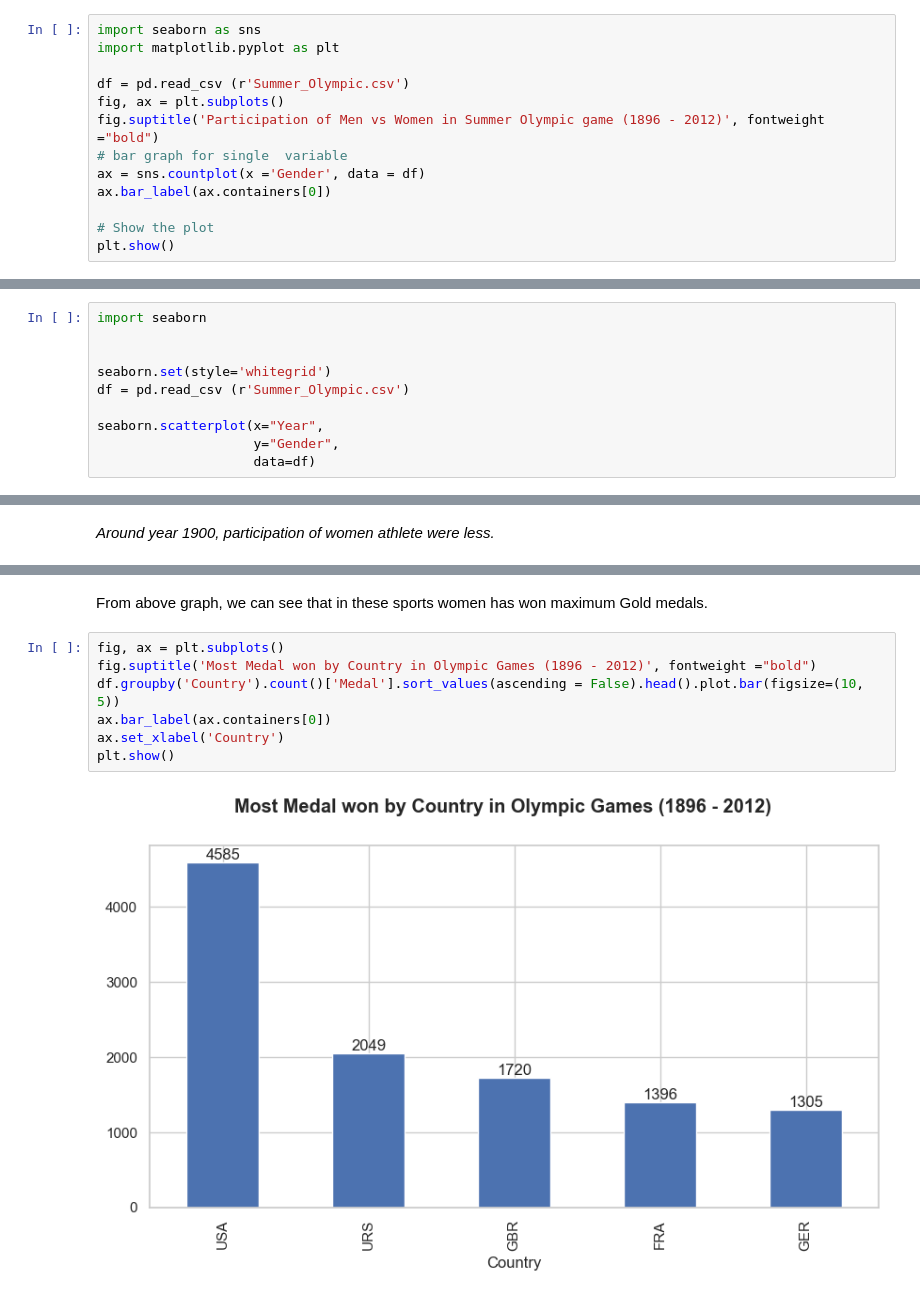
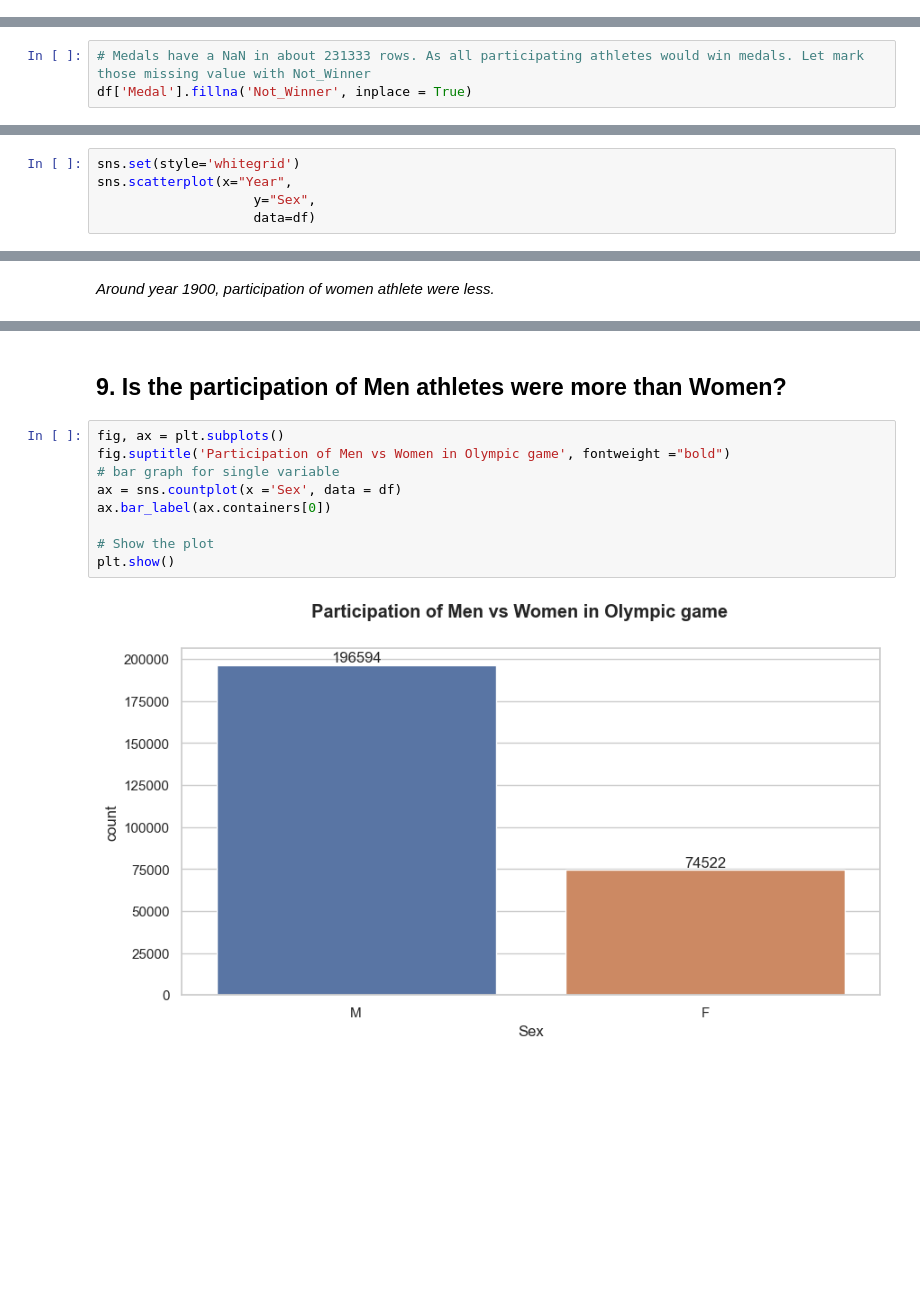
Before and after one commit to saurav29singh/Udacity_Project, a Jupyter notebook: Olympic_Dataset_Study.ipynb, the cells around one changed output, grey strips where cells are left out. Drawn from its saved outputs; the diff is of its cells as text; blank space fills up the shorter version.

```diff
--- a/Olympic_Dataset_Study.ipynb
+++ b/Olympic_Dataset_Study.ipynb
@@ -144,13 +129,0 @@ df.shape
-# %%
-import seaborn as sns
-import matplotlib.pyplot as plt
-
-df = pd.read_csv (r'Summer_Olympic.csv')
-fig, ax = plt.subplots()
-fig.suptitle('Participation of Men vs Women in Summer Olympic game (1896 - 2012)', fontweight ="bold")
-# bar graph for single  variable
-ax = sns.countplot(x ='Gender', data = df)
-ax.bar_label(ax.containers[0])
-
-# Show the plot
-plt.show()
@@ -171,10 +129,0 @@ Name: Gender, dtype: int64
-# %%
-import seaborn
-
-
-seaborn.set(style='whitegrid')
-df = pd.read_csv (r'Summer_Olympic.csv')
-
-seaborn.scatterplot(x="Year",
-                    y="Gender",
-                    data=df)
@@ -183,0 +232,3 @@ seaborn.scatterplot(x="Year",
+# %%
+# Medals have a NaN in about 231333 rows. As all participating athletes would win medals. Let mark those missing value with Not_Winner
+df['Medal'].fillna('Not_Winner', inplace = True)
@@ -183,0 +435,5 @@ seaborn.scatterplot(x="Year",
+# %%
+sns.set(style='whitegrid')
+sns.scatterplot(x="Year",
+                    y="Sex",
+                    data=df)
@@ -309,11 +445,13 @@ plt.show()
-# %% [markdown]
-From above graph, we can see that in these sports women has won maximum Gold medals.
+# %% [markdown]
+## 9. Is the participation of Men athletes were more than Women? ##
 # %%
 fig, ax = plt.subplots()
-fig.suptitle('Most Medal won by Country in Olympic Games (1896 - 2012)', fontweight ="bold")
-df.groupby('Country').count()['Medal'].sort_values(ascending = False).head().plot.bar(figsize=(10, 5))
+fig.suptitle('Participation of Men vs Women in Olympic game', fontweight ="bold")
+# bar graph for single variable
+ax = sns.countplot(x ='Sex', data = df)
 ax.bar_label(ax.containers[0])
-ax.set_xlabel('Country')
+
+# Show the plot
 plt.show()
 # %% [output]
-[figure, old version]
+[figure, new version]
```
Also changed, not shown: parts of 95 cells of this notebook.
